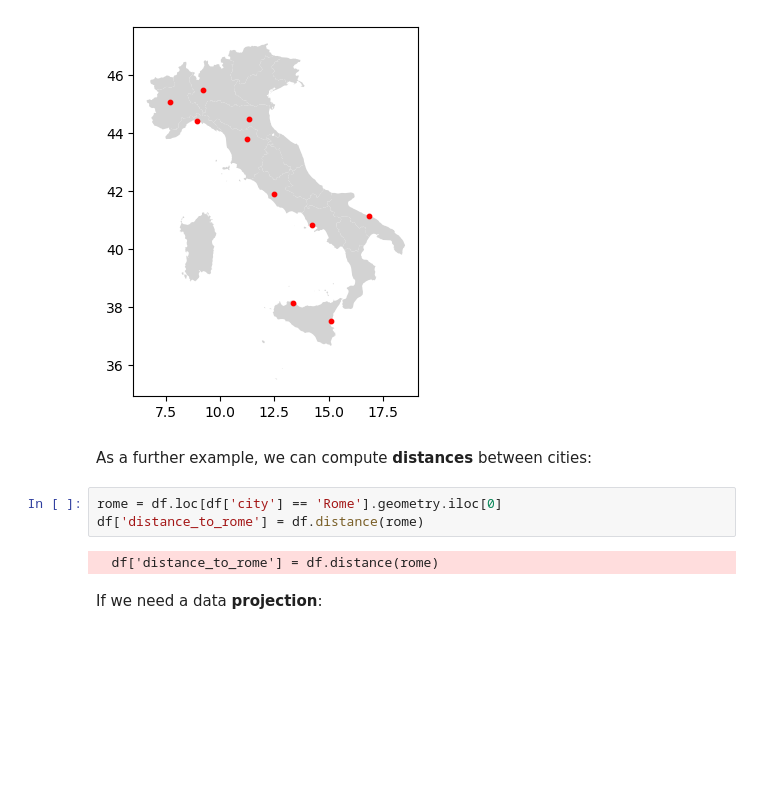
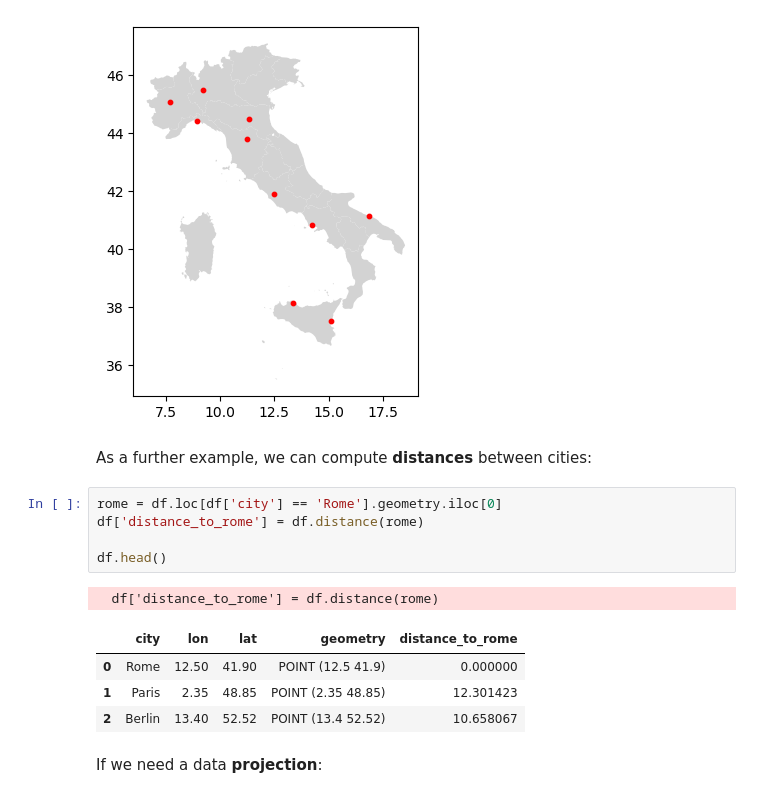
Before and after one commit to mscarpiniti/PyDSBook, a Jupyter notebook: Notebooks/6_Data_manipulation.ipynb, the cells around one changed output. Cells and saved outputs as stored; diff of their text form; blank space fills up the shorter version.

```diff
--- a/Notebooks/6_Data_manipulation.ipynb
+++ b/Notebooks/6_Data_manipulation.ipynb
@@ -875,8 +882,14 @@ As a further example, we can compute **distances** between cities:
 # %%
 rome = df.loc[df['city'] == 'Rome'].geometry.iloc[0]
 df['distance_to_rome'] = df.distance(rome)
+
+df.head()
 # %% [output]
   df['distance_to_rome'] = df.distance(rome)
+|  | city | lon | lat | geometry | distance_to_rome |
+| 0 | Rome | 12.50 | 41.90 | POINT (12.5 41.9) | 0.000000 |
+| 1 | Paris | 2.35 | 48.85 | POINT (2.35 48.85) | 12.301423 |
+| 2 | Berlin | 13.40 | 52.52 | POINT (13.4 52.52) | 10.658067 |
 # %% [markdown]
 If we need a data **projection**:
 # %%
```
Also changed, not shown: parts of 23 cells of this notebook, 1 other file.
